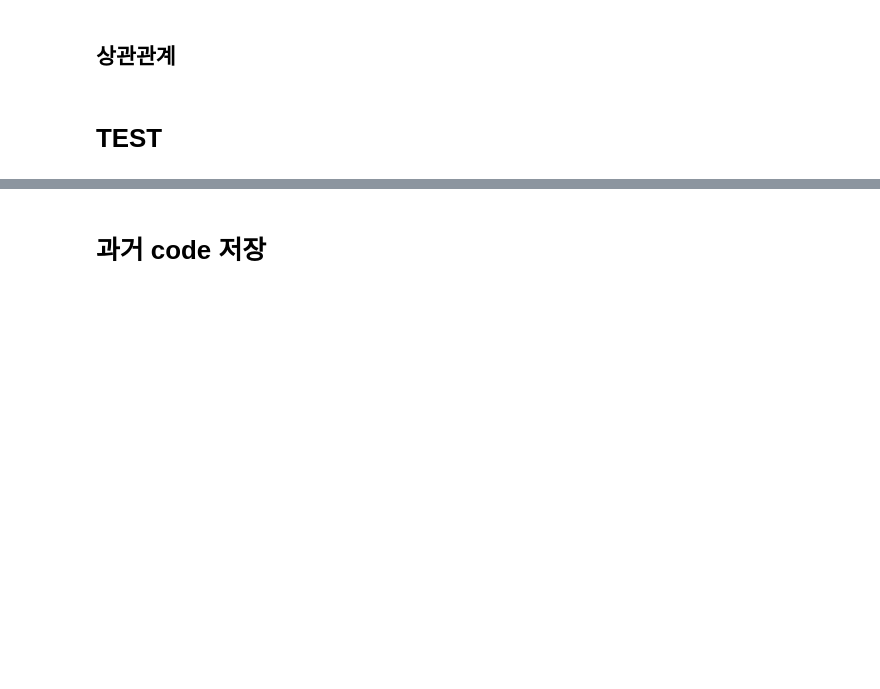
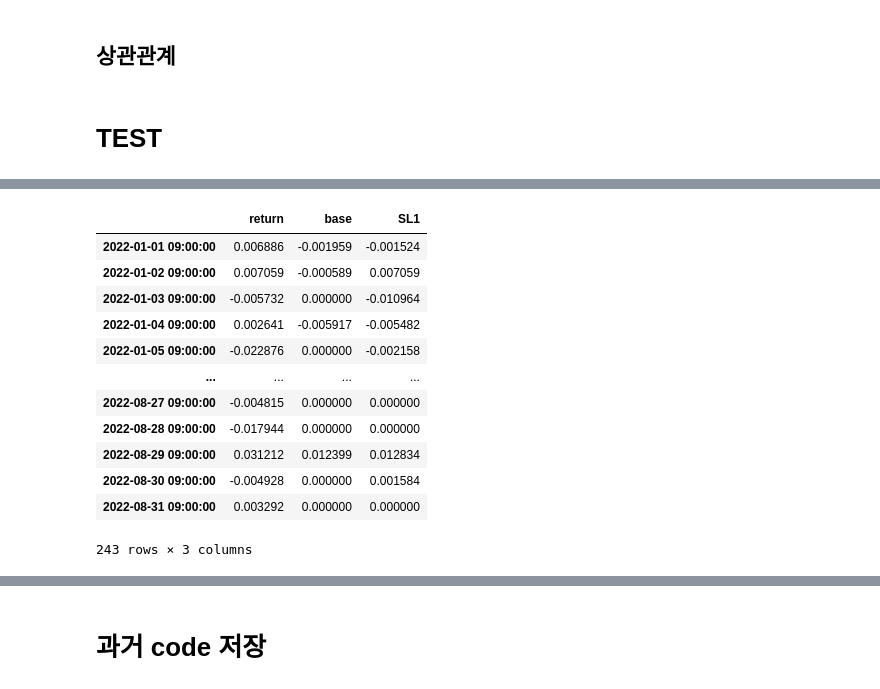
Before and after one commit to malkovich0/trading1, a Jupyter notebook: Backtest/Volatility Breakout.ipynb, the cells around one changed output, grey strips where cells are left out. Drawn from its saved outputs; the diff is of its cells as text; code cells hidden in the pictures; blank space fills up the shorter version.

```diff
--- a/Backtest/Volatility Breakout.ipynb
+++ b/Backtest/Volatility Breakout.ipynb
@@ -709,0 +792,16 @@ for date_start, date_end in [(date_start1, date_end2), (date_start1, date_end1),
+# %%
+case1.data_d
+# %% [output]
+|  | return | base | SL1 |
+| 2022-01-01 09:00:00 | 0.006886 | -0.001959 | -0.001524 |
+| 2022-01-02 09:00:00 | 0.007059 | -0.000589 | 0.007059 |
+| 2022-01-03 09:00:00 | -0.005732 | 0.000000 | -0.010964 |
+| 2022-01-04 09:00:00 | 0.002641 | -0.005917 | -0.005482 |
+| 2022-01-05 09:00:00 | -0.022876 | 0.000000 | -0.002158 |
+| ... | ... | ... | ... |
+| 2022-08-27 09:00:00 | -0.004815 | 0.000000 | 0.000000 |
+| 2022-08-28 09:00:00 | -0.017944 | 0.000000 | 0.000000 |
+| 2022-08-29 09:00:00 | 0.031212 | 0.012399 | 0.012834 |
+| 2022-08-30 09:00:00 | -0.004928 | 0.000000 | 0.001584 |
+| 2022-08-31 09:00:00 | 0.003292 | 0.000000 | 0.000000 |
+243 rows × 3 columns
```
Also changed, not shown: parts of 17 cells of this notebook, 7 other files.
